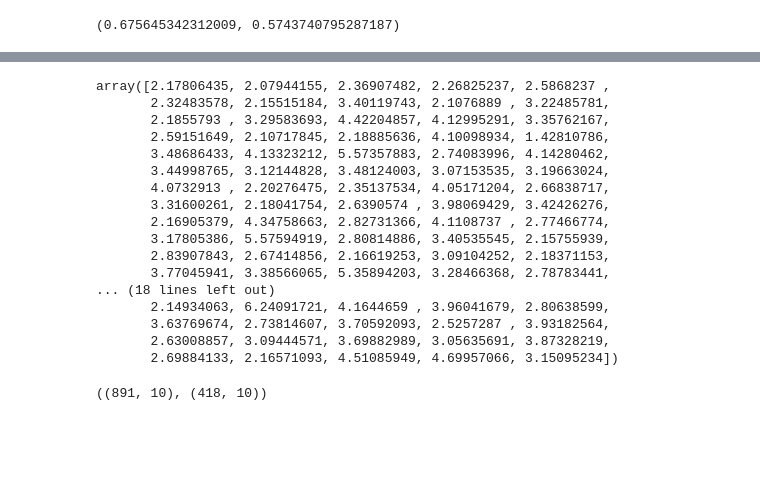
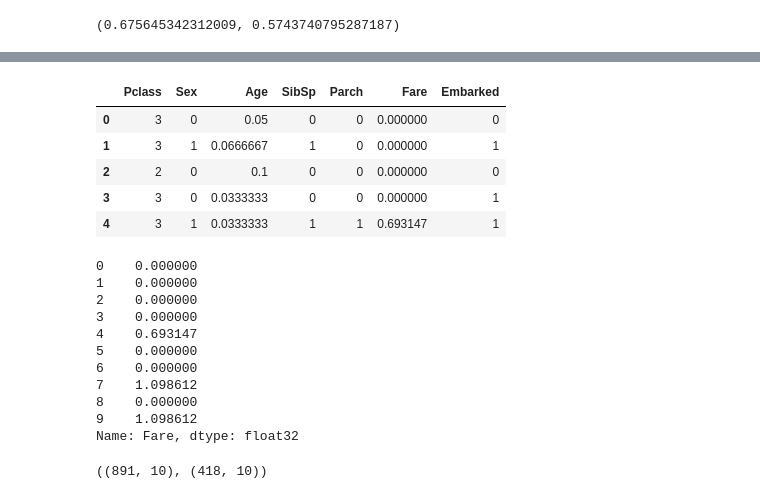
Before and after one commit to Coldog2333/qc_group_project, a Jupyter notebook: Titanic_VQC.ipynb, the cells around one changed output, grey strips where cells are left out. Saved outputs shown, nothing was run; the diff lists cells and outputs as text; code cells hidden in the pictures; blank space fills up the shorter version.

```diff
--- a/Titanic_VQC.ipynb
+++ b/Titanic_VQC.ipynb
@@ -290,25 +326,26 @@ TypeError: loop of ufunc does not support argument 0 of type float which has no
 # %%
-df_test
+df_test.head()
+# %% [output]
+|  | Pclass | Sex | Age | SibSp | Parch | Fare | Embarked |
+| 0 | 3 | 0 | 0.05 | 0 | 0 | 0.000000 | 0 |
+| 1 | 3 | 1 | 0.0666667 | 1 | 0 | 0.000000 | 1 |
+| 2 | 2 | 0 | 0.1 | 0 | 0 | 0.000000 | 0 |
+| 3 | 3 | 0 | 0.0333333 | 0 | 0 | 0.000000 | 1 |
+| 4 | 3 | 1 | 0.0333333 | 1 | 1 | 0.693147 | 1 |
 # %%
-df_test['Fare']
+df_test['Fare'].head(10)
 # %% [output]
-array([2.17806435, 2.07944155, 2.36907482, 2.26825237, 2.5868237 ,
-       2.32483578, 2.15515184, 3.40119743, 2.1076889 , 3.22485781,
-       2.1855793 , 3.29583693, 4.42204857, 4.12995291, 3.35762167,
-       2.59151649, 2.10717845, 2.18885636, 4.10098934, 1.42810786,
-       3.48686433, 4.13323212, 5.57357883, 2.74083996, 4.14280462,
-       3.44998765, 3.12144828, 3.48124003, 3.07153535, 3.19663024,
-       4.0732913 , 2.20276475, 2.35137534, 4.05171204, 2.66838717,
-       3.31600261, 2.18041754, 2.6390574 , 3.98069429, 3.42426276,
-       2.16905379, 4.34758663, 2.82731366, 4.1108737 , 2.77466774,
-       3.17805386, 5.57594919, 2.80814886, 3.40535545, 2.15755939,
-       2.83907843, 2.67414856, 2.16619253, 3.09104252, 2.18371153,
-       3.77045941, 3.38566065, 5.35894203, 3.28466368, 2.78783441,
-... (18 lines left out)
-       2.14934063, 6.24091721, 4.1644659 , 3.96041679, 2.80638599,
-       3.63769674, 2.73814607, 3.70592093, 2.5257287 , 3.93182564,
-       2.63008857, 3.09444571, 3.69882989, 3.05635691, 3.87328219,
-       2.69884133, 2.16571093, 4.51085949, 4.69957066, 3.15095234])
+0    0.000000
+1    0.000000
+2    0.000000
+3    0.000000
+4    0.693147
+5    0.000000
+6    0.000000
+7    1.098612
+8    0.000000
+9    1.098612
+Name: Fare, dtype: float32
 # %%
 df_train['Age'] = df_train['Age'] / 60
 df_test['Age'] = df_test['Age'] / 60
```
Also changed, not shown: parts of 13 cells of this notebook, 5 other files.
